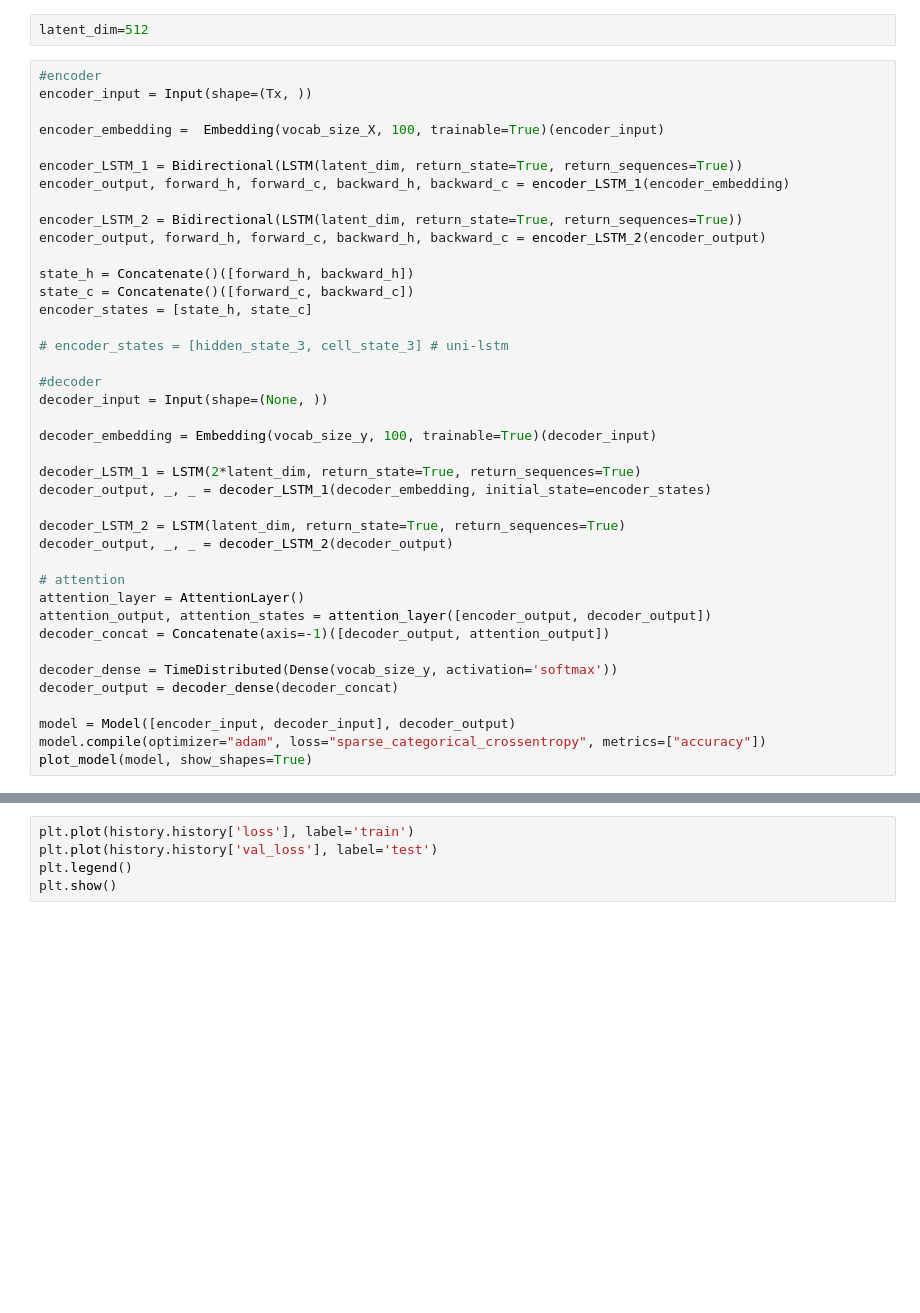
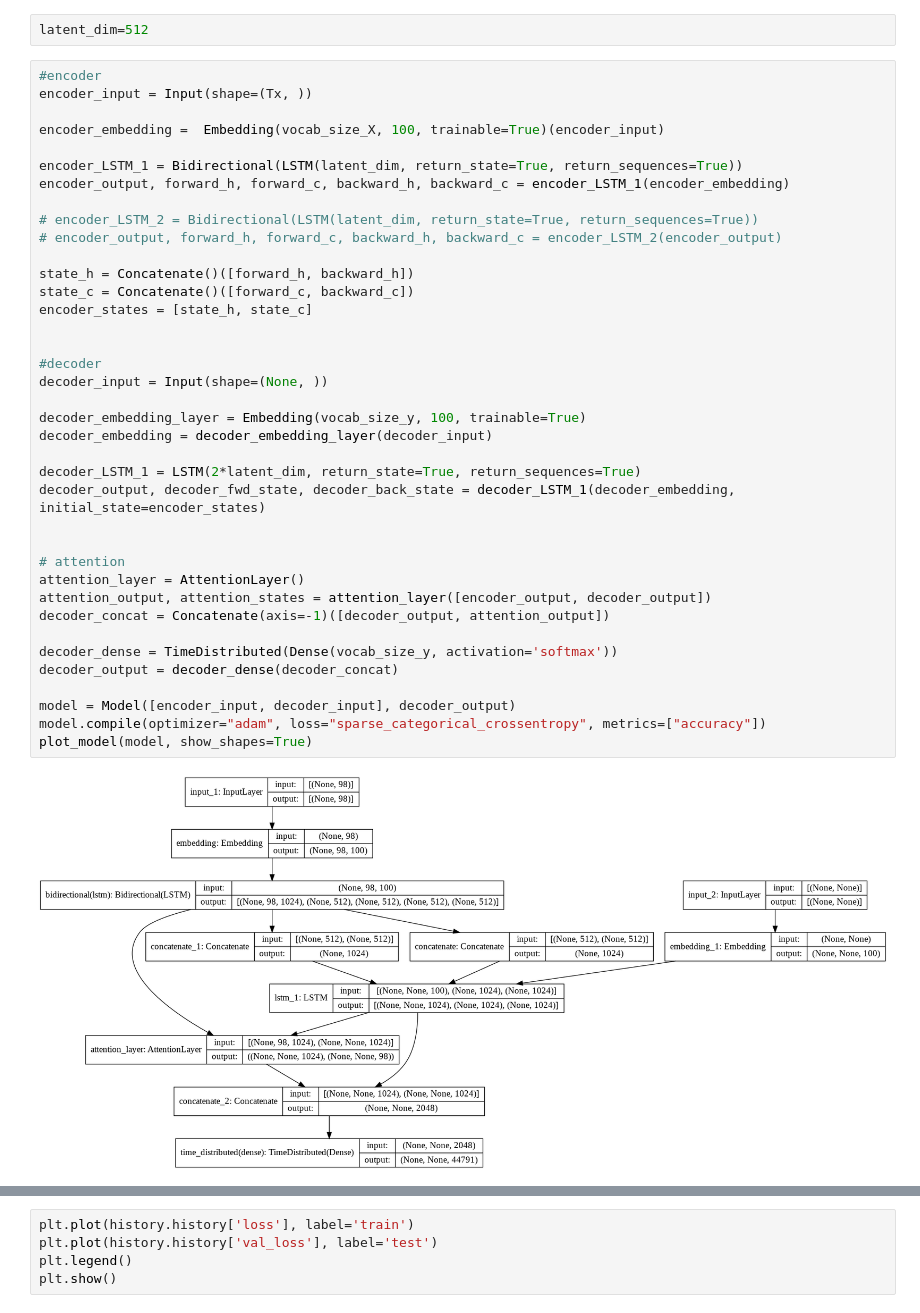
Before and after one commit to aditeyabaral/abstractive-summarization, a Jupyter notebook: src/biLSTM/Summarize_Headlines_biLSTM.ipynb, the cells around one changed output, grey strips where cells are left out. Saved outputs shown, nothing was run; the diff lists cells and outputs as text; blank space fills up the shorter version.

```diff
--- a/src/biLSTM/Summarize_Headlines_biLSTM.ipynb
+++ b/src/biLSTM/Summarize_Headlines_biLSTM.ipynb
@@ -154,40 +161,40 @@ encoder_input = Input(shape=(Tx, ))
 
 encoder_embedding =  Embedding(vocab_size_X, 100, trainable=True)(encoder_input)
 
 encoder_LSTM_1 = Bidirectional(LSTM(latent_dim, return_state=True, return_sequences=True))
 encoder_output, forward_h, forward_c, backward_h, backward_c = encoder_LSTM_1(encoder_embedding)
 
-encoder_LSTM_2 = Bidirectional(LSTM(latent_dim, return_state=True, return_sequences=True))
-encoder_output, forward_h, forward_c, backward_h, backward_c = encoder_LSTM_2(encoder_output)
+# encoder_LSTM_2 = Bidirectional(LSTM(latent_dim, return_state=True, return_sequences=True))
+# encoder_output, forward_h, forward_c, backward_h, backward_c = encoder_LSTM_2(encoder_output)
 
 state_h = Concatenate()([forward_h, backward_h])
 state_c = Concatenate()([forward_c, backward_c])
 encoder_states = [state_h, state_c]
 
-# encoder_states = [hidden_state_3, cell_state_3] # uni-lstm
 
 #decoder
 decoder_input = Input(shape=(None, ))
 
-decoder_embedding = Embedding(vocab_size_y, 100, trainable=True)(decoder_input)
+decoder_embedding_layer = Embedding(vocab_size_y, 100, trainable=True)
+decoder_embedding = decoder_embedding_layer(decoder_input)
 
 decoder_LSTM_1 = LSTM(2*latent_dim, return_state=True, return_sequences=True)
-decoder_output, _, _ = decoder_LSTM_1(decoder_embedding, initial_state=encoder_states)
+decoder_output, decoder_fwd_state, decoder_back_state = decoder_LSTM_1(decoder_embedding, initial_state=encoder_states)
 
-decoder_LSTM_2 = LSTM(latent_dim, return_state=True, return_sequences=True)
-decoder_output, _, _ = decoder_LSTM_2(decoder_output)
 
 # attention
 attention_layer = AttentionLayer()
 attention_output, attention_states = attention_layer([encoder_output, decoder_output])
 decoder_concat = Concatenate(axis=-1)([decoder_output, attention_output])
 
 decoder_dense = TimeDistributed(Dense(vocab_size_y, activation='softmax'))
 decoder_output = decoder_dense(decoder_concat)
 
 model = Model([encoder_input, decoder_input], decoder_output)
 model.compile(optimizer="adam", loss="sparse_categorical_crossentropy", metrics=["accuracy"])
 plot_model(model, show_shapes=True)
+# %% [output]
+[figure, added]
 # %%
 history = model.fit(
     [X_train, y_train[:,:-1]],
```
Also changed, not shown: parts of 18 cells of this notebook.
